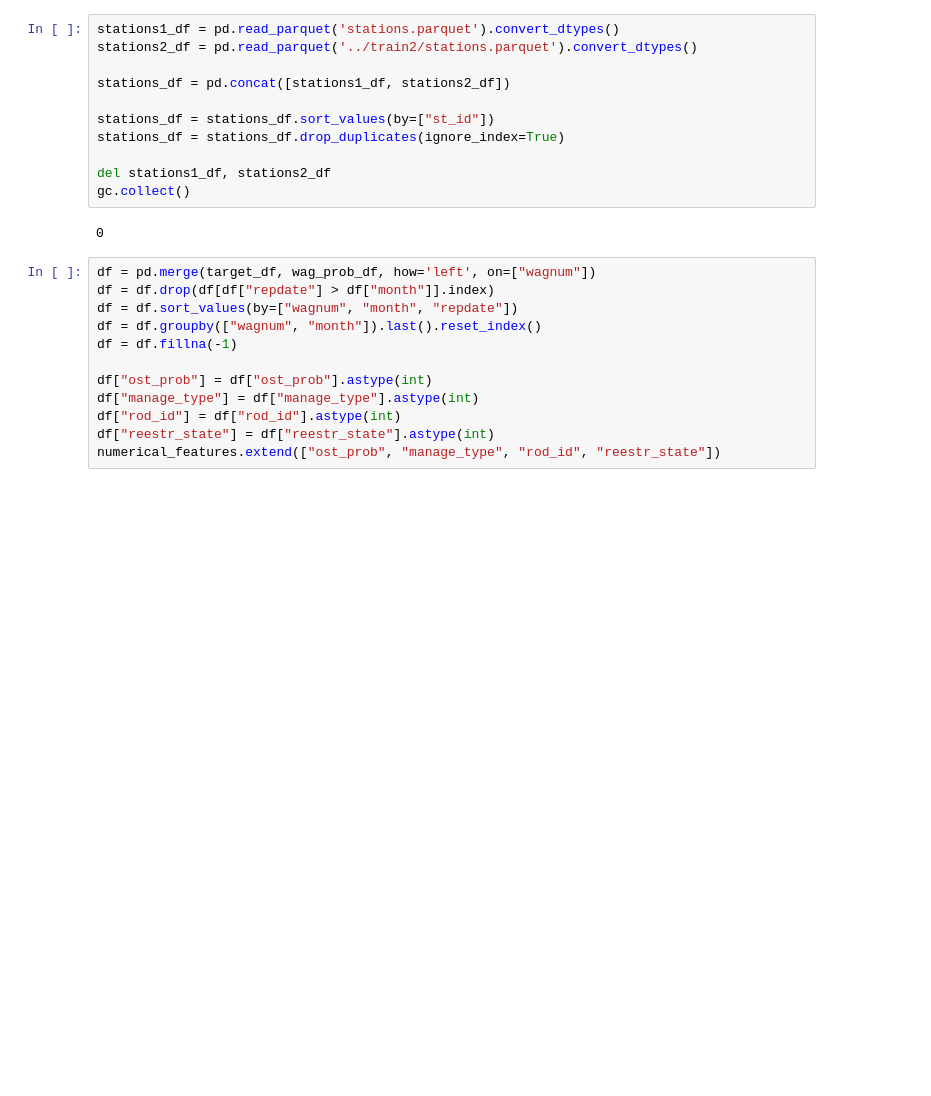
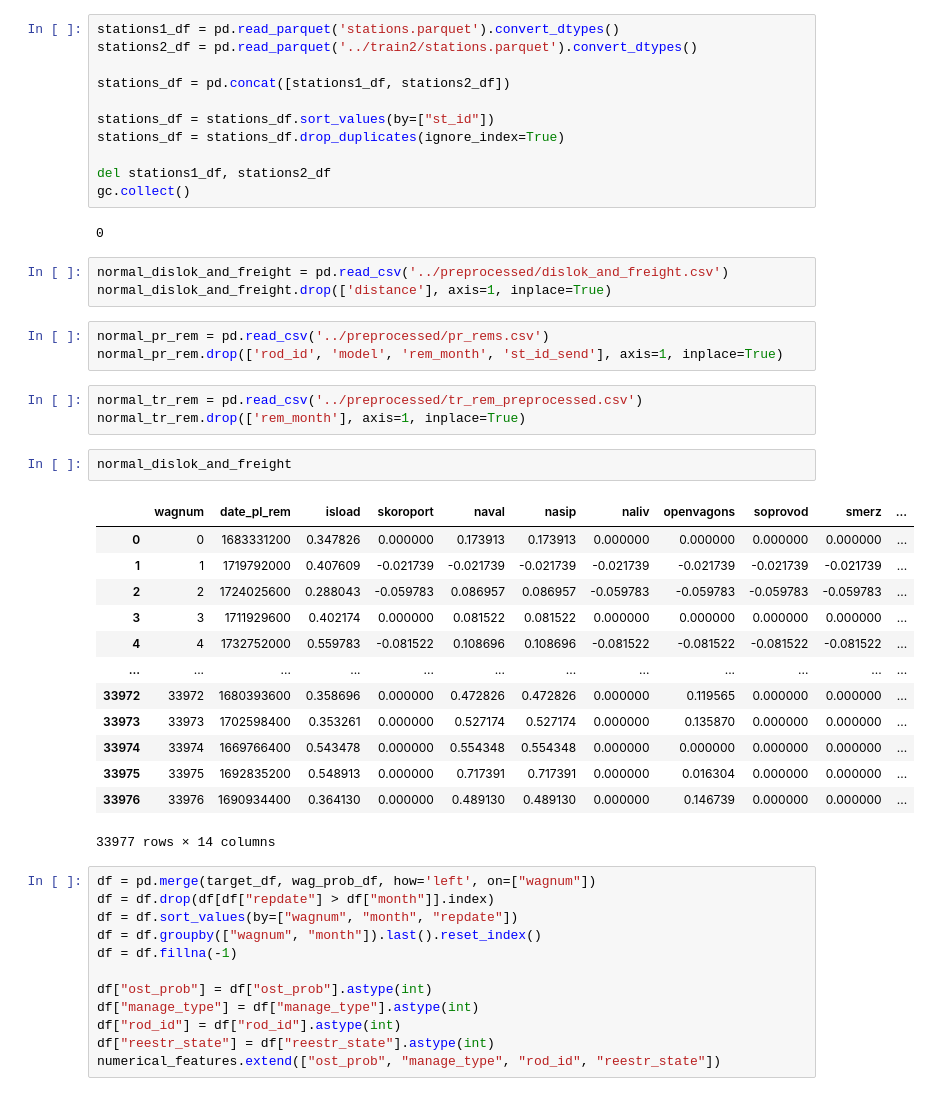
Before and after one commit to thehir0/DataWagon, a Jupyter notebook: train/try.ipynb, the cells around one changed output. Cells and saved outputs as stored; diff of their text form; blank space fills up the shorter version.

```diff
--- a/train/try.ipynb
+++ b/train/try.ipynb
@@ -166,6 +164,31 @@ del stations1_df, stations2_df
 gc.collect()
 # %% [output]
 0
+# %%
+normal_dislok_and_freight = pd.read_csv('../preprocessed/dislok_and_freight.csv')
+normal_dislok_and_freight.drop(['distance'], axis=1, inplace=True)
+# %%
+normal_pr_rem = pd.read_csv('../preprocessed/pr_rems.csv')
+normal_pr_rem.drop(['rod_id', 'model', 'rem_month', 'st_id_send'], axis=1, inplace=True)
+# %%
+normal_tr_rem = pd.read_csv('../preprocessed/tr_rem_preprocessed.csv')
+normal_tr_rem.drop(['rem_month'], axis=1, inplace=True)
+# %%
+normal_dislok_and_freight
+# %% [output]
+|  | wagnum | date_pl_rem | isload | skoroport | naval | nasip | naliv | openvagons | soprovod | smerz | ... |
+| 0 | 0 | 1683331200 | 0.347826 | 0.000000 | 0.173913 | 0.173913 | 0.000000 | 0.000000 | 0.000000 | 0.000000 | ... |
+| 1 | 1 | 1719792000 | 0.407609 | -0.021739 | -0.021739 | -0.021739 | -0.021739 | -0.021739 | -0.021739 | -0.021739 | ... |
+| 2 | 2 | 1724025600 | 0.288043 | -0.059783 | 0.086957 | 0.086957 | -0.059783 | -0.059783 | -0.059783 | -0.059783 | ... |
+| 3 | 3 | 1711929600 | 0.402174 | 0.000000 | 0.081522 | 0.081522 | 0.000000 | 0.000000 | 0.000000 | 0.000000 | ... |
+| 4 | 4 | 1732752000 | 0.559783 | -0.081522 | 0.108696 | 0.108696 | -0.081522 | -0.081522 | -0.081522 | -0.081522 | ... |
+| ... | ... | ... | ... | ... | ... | ... | ... | ... | ... | ... | ... |
+| 33972 | 33972 | 1680393600 | 0.358696 | 0.000000 | 0.472826 | 0.472826 | 0.000000 | 0.119565 | 0.000000 | 0.000000 | ... |
+| 33973 | 33973 | 1702598400 | 0.353261 | 0.000000 | 0.527174 | 0.527174 | 0.000000 | 0.135870 | 0.000000 | 0.000000 | ... |
+| 33974 | 33974 | 1669766400 | 0.543478 | 0.000000 | 0.554348 | 0.554348 | 0.000000 | 0.000000 | 0.000000 | 0.000000 | ... |
+| 33975 | 33975 | 1692835200 | 0.548913 | 0.000000 | 0.717391 | 0.717391 | 0.000000 | 0.016304 | 0.000000 | 0.000000 | ... |
+| 33976 | 33976 | 1690934400 | 0.364130 | 0.000000 | 0.489130 | 0.489130 | 0.000000 | 0.146739 | 0.000000 | 0.000000 | ... |
+33977 rows × 14 columns
 # %%
 df = pd.merge(target_df, wag_prob_df, how='left', on=["wagnum"])
 df = df.drop(df[df["repdate"] > df["month"]].index)
```
Also changed, not shown: parts of 12 cells of this notebook, 7 other files.
